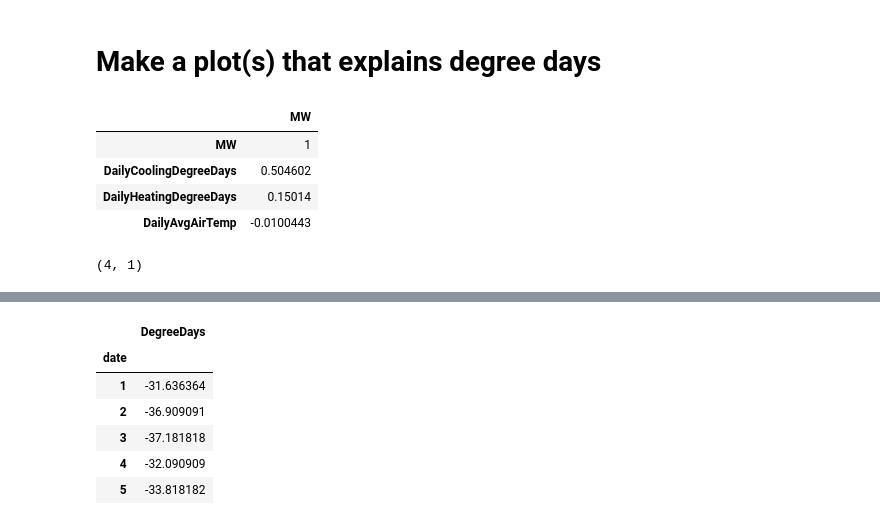
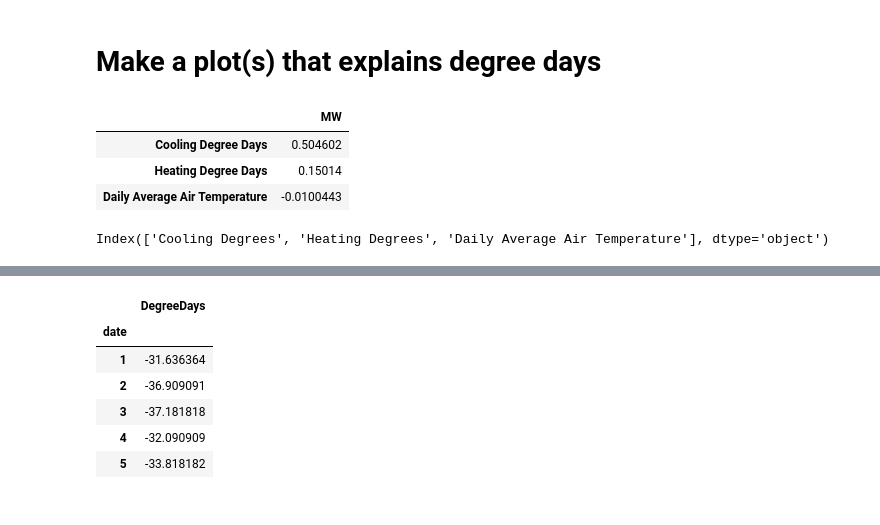
Before and after one commit to cjakuc/DS-Unit1-Build-Week, a Jupyter notebook: Notebooks/Unit1BuildWeek_Final.ipynb, the cells around one changed output, grey strips where cells are left out. Saved outputs shown, nothing was run; the diff lists cells and outputs as text; code cells hidden in the pictures.

```diff
--- a/Notebooks/Unit1BuildWeek_Final.ipynb
+++ b/Notebooks/Unit1BuildWeek_Final.ipynb
@@ -669,19 +679,21 @@ daily_averages.corr()
 # %%
 # Correlation table that shows that degree cooling/heating is more directly
 # correlated with MW than just the temperature
 corr_mw_dd = daily_averages.corr()
-corr_mw_dd = pd.DataFrame(corr_mw_dd['MW'])
-corr_mw_dd.style.background_gradient(cmap='coolwarm')
+corr_mw_dd = pd.DataFrame(corr_mw_dd['MW'][1:])
+corr_mw_dd.index = ['Cooling Degree Days',
+                    'Heating Degree Days',
+                    'Daily Average Air Temperature']
+corr_mw_dd.style.background_gradient(cmap='RdBu_r',axis=None,high=.2,low=1)
 # %% [output]
 |  | MW |
-| MW | 1 |
-| DailyCoolingDegreeDays | 0.504602 |
-| DailyHeatingDegreeDays | 0.15014 |
-| DailyAvgAirTemp | -0.0100443 |
+| Cooling Degree Days | 0.504602 |
+| Heating Degree Days | 0.15014 |
+| Daily Average Air Temperature | -0.0100443 |
 # %%
-corr_mw_dd.shape
+corr_mw_dd.index
 # %% [output]
-(4, 1)
+Index(['Cooling Degrees', 'Heating Degrees', 'Daily Average Air Temperature'], dtype='object')
 # %%
 # Plot average daily temp to show degrees cooling
 fig, ax = plt.subplots()
```
Also changed, not shown: parts of 5 cells of this notebook.
